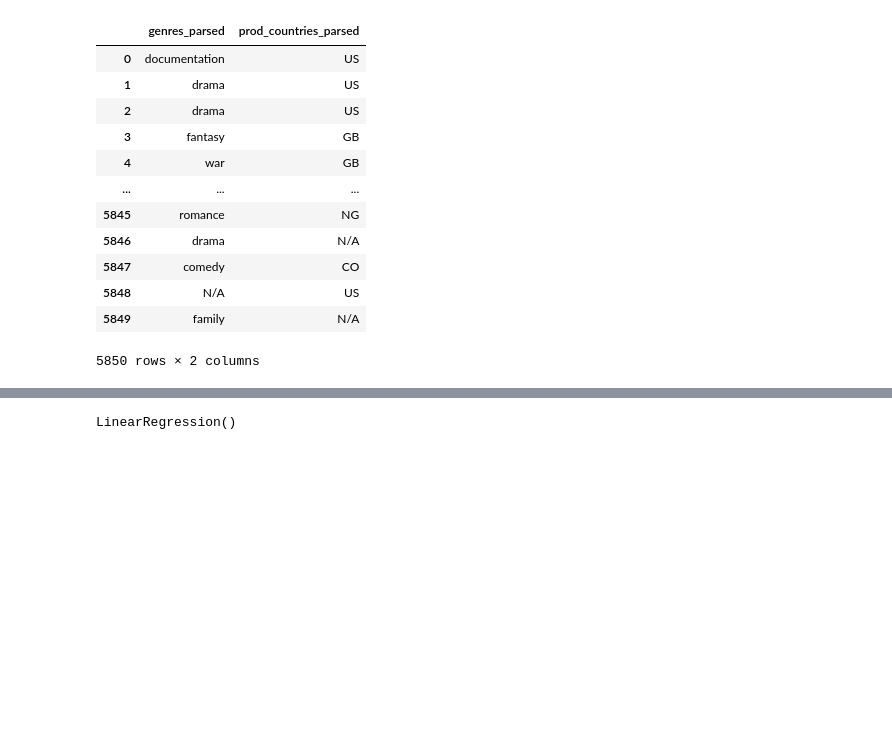
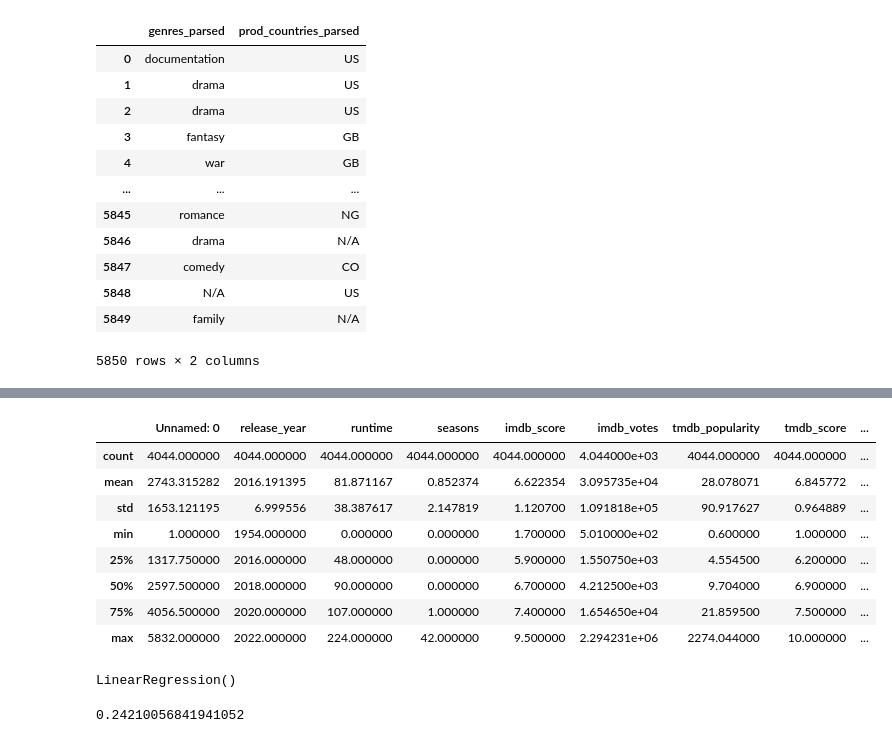
Before and after one commit to EzeSpk-Org/Proyecto_Final_Grupo3_DS29765, a Jupyter notebook: Predictor.ipynb, the cells around one changed output, grey strips where cells are left out. Saved outputs shown, nothing was run; the diff lists cells and outputs as text; code cells hidden in the pictures; blank space fills up the shorter version.

```diff
--- a/Predictor.ipynb
+++ b/Predictor.ipynb
@@ -123,3 +82,15 @@ dtype: int64
+# %%
+df.describe()
+# %% [output]
+|  | Unnamed: 0 | release_year | runtime | seasons | imdb_score | imdb_votes | tmdb_popularity | tmdb_score | ... |
+| count | 4044.000000 | 4044.000000 | 4044.000000 | 4044.000000 | 4044.000000 | 4.044000e+03 | 4044.000000 | 4044.000000 | ... |
+| mean | 2743.315282 | 2016.191395 | 81.871167 | 0.852374 | 6.622354 | 3.095735e+04 | 28.078071 | 6.845772 | ... |
+| std | 1653.121195 | 6.999556 | 38.387617 | 2.147819 | 1.120700 | 1.091818e+05 | 90.917627 | 0.964889 | ... |
+| min | 1.000000 | 1954.000000 | 0.000000 | 0.000000 | 1.700000 | 5.010000e+02 | 0.600000 | 1.000000 | ... |
+| 25% | 1317.750000 | 2016.000000 | 48.000000 | 0.000000 | 5.900000 | 1.550750e+03 | 4.554500 | 6.200000 | ... |
+| 50% | 2597.500000 | 2018.000000 | 90.000000 | 0.000000 | 6.700000 | 4.212500e+03 | 9.704000 | 6.900000 | ... |
+| 75% | 4056.500000 | 2020.000000 | 107.000000 | 1.000000 | 7.400000 | 1.654650e+04 | 21.859500 | 7.500000 | ... |
+| max | 5832.000000 | 2022.000000 | 224.000000 | 42.000000 | 9.500000 | 2.294231e+06 | 2274.044000 | 10.000000 | ... |
 # %%
 # Trasnfroma las variables categoricas en numericas
 all_data = pd.get_dummies(df[[  'age_certification',
@@ -151,4 +119,7 @@ regressor.fit(X_train, y_train)
 LinearRegression()
 # %%
 #Hacemos nuestras predicciones
-y_pred = regressor.predict(X_test)
+y_lin = regressor.predict(X_test)
+regressor.score(X_test, y_test)
+# %% [output]
+0.24210056841941052
```
Also changed, not shown: parts of 33 cells of this notebook, 1 other file.
